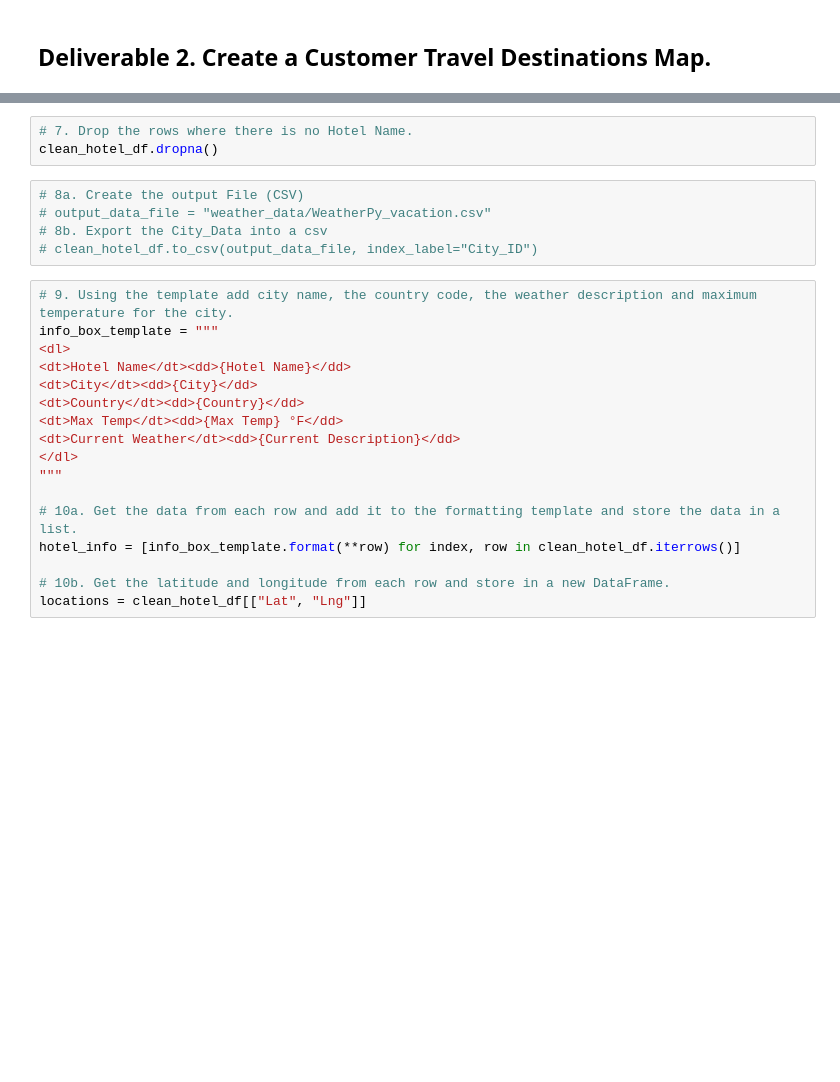
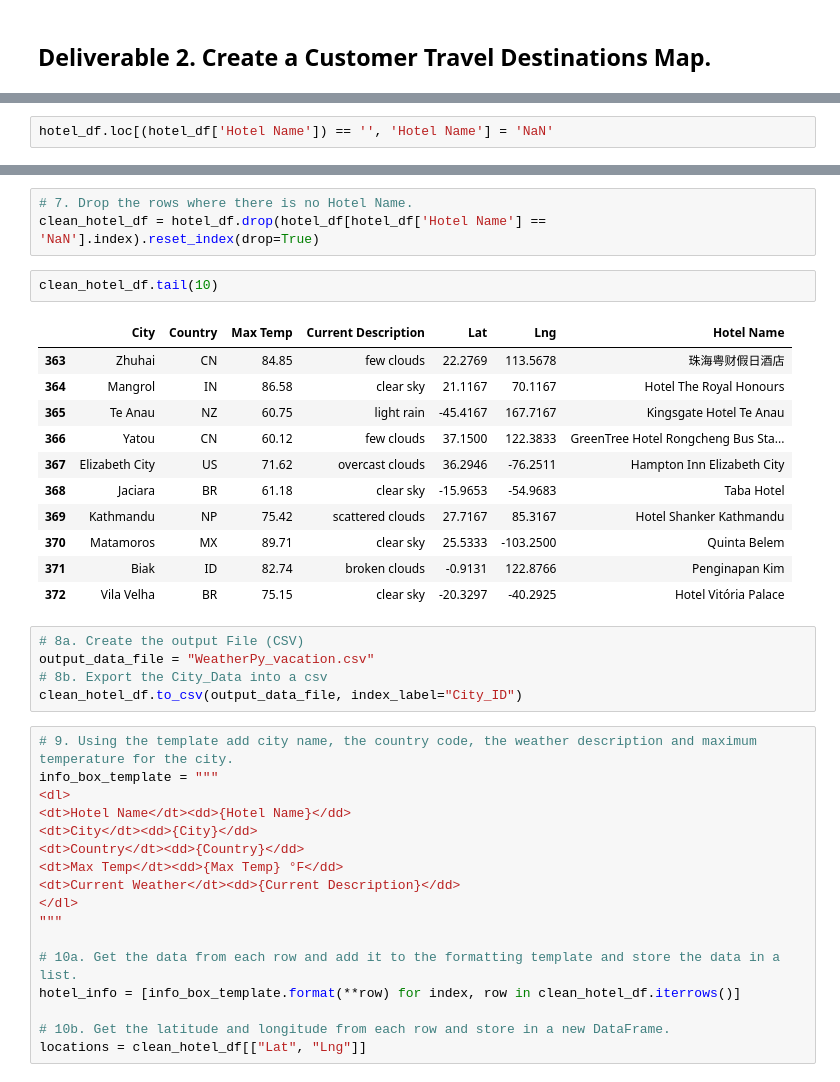
Before and after one commit to Olibabba/Week6_Jupyter_HW, a Jupyter notebook: Vacation_search/Vacation_Search.ipynb, the cells around one changed output, grey strips where cells are left out. Drawn from its saved outputs; the diff is of its cells as text; blank space fills up the shorter version.

```diff
--- a/Vacation_search/Vacation_Search.ipynb
+++ b/Vacation_search/Vacation_Search.ipynb
@@ -69,0 +183,2 @@ while x < 5;
+# %%
+hotel_df.loc[(hotel_df['Hotel Name']) == '', 'Hotel Name'] = 'NaN'
@@ -72,11 +201,25 @@ hotel_df.info()
 # %%
 # 7. Drop the rows where there is no Hotel Name.
-clean_hotel_df.dropna()
+clean_hotel_df = hotel_df.drop(hotel_df[hotel_df['Hotel Name'] == 'NaN'].index).reset_index(drop=True)
+# %%
+clean_hotel_df.tail(10)
+# %% [output]
+|  | City | Country | Max Temp | Current Description | Lat | Lng | Hotel Name |
+| 363 | Zhuhai | CN | 84.85 | few clouds | 22.2769 | 113.5678 | 珠海粤财假日酒店 |
+| 364 | Mangrol | IN | 86.58 | clear sky | 21.1167 | 70.1167 | Hotel The Royal Honours |
+| 365 | Te Anau | NZ | 60.75 | light rain | -45.4167 | 167.7167 | Kingsgate Hotel Te Anau |
+| 366 | Yatou | CN | 60.12 | few clouds | 37.1500 | 122.3833 | GreenTree Hotel Rongcheng Bus Sta... |
+| 367 | Elizabeth City | US | 71.62 | overcast clouds | 36.2946 | -76.2511 | Hampton Inn Elizabeth City |
+| 368 | Jaciara | BR | 61.18 | clear sky | -15.9653 | -54.9683 | Taba Hotel |
+| 369 | Kathmandu | NP | 75.42 | scattered clouds | 27.7167 | 85.3167 | Hotel Shanker Kathmandu |
+| 370 | Matamoros | MX | 89.71 | clear sky | 25.5333 | -103.2500 | Quinta Belem |
+| 371 | Biak | ID | 82.74 | broken clouds | -0.9131 | 122.8766 | Penginapan Kim |
+| 372 | Vila Velha | BR | 75.15 | clear sky | -20.3297 | -40.2925 | Hotel Vitória Palace |
 # %%
 # 8a. Create the output File (CSV)
-# output_data_file = "weather_data/WeatherPy_vacation.csv"
+output_data_file = "WeatherPy_vacation.csv"
 # 8b. Export the City_Data into a csv
-# clean_hotel_df.to_csv(output_data_file, index_label="City_ID")
+clean_hotel_df.to_csv(output_data_file, index_label="City_ID")
 # %%
 # 9. Using the template add city name, the country code, the weather description and maximum temperature for the city.
 info_box_template = """
```
Also changed, not shown: parts of 12 cells of this notebook, 2 other files.
